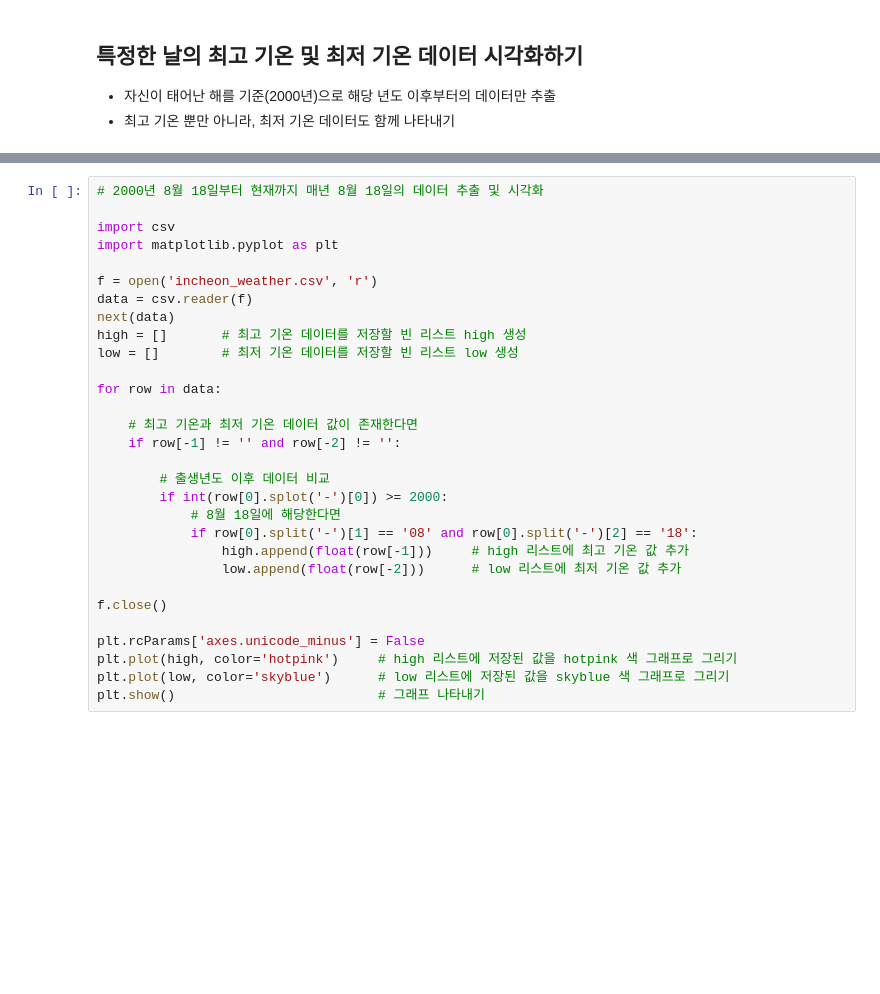
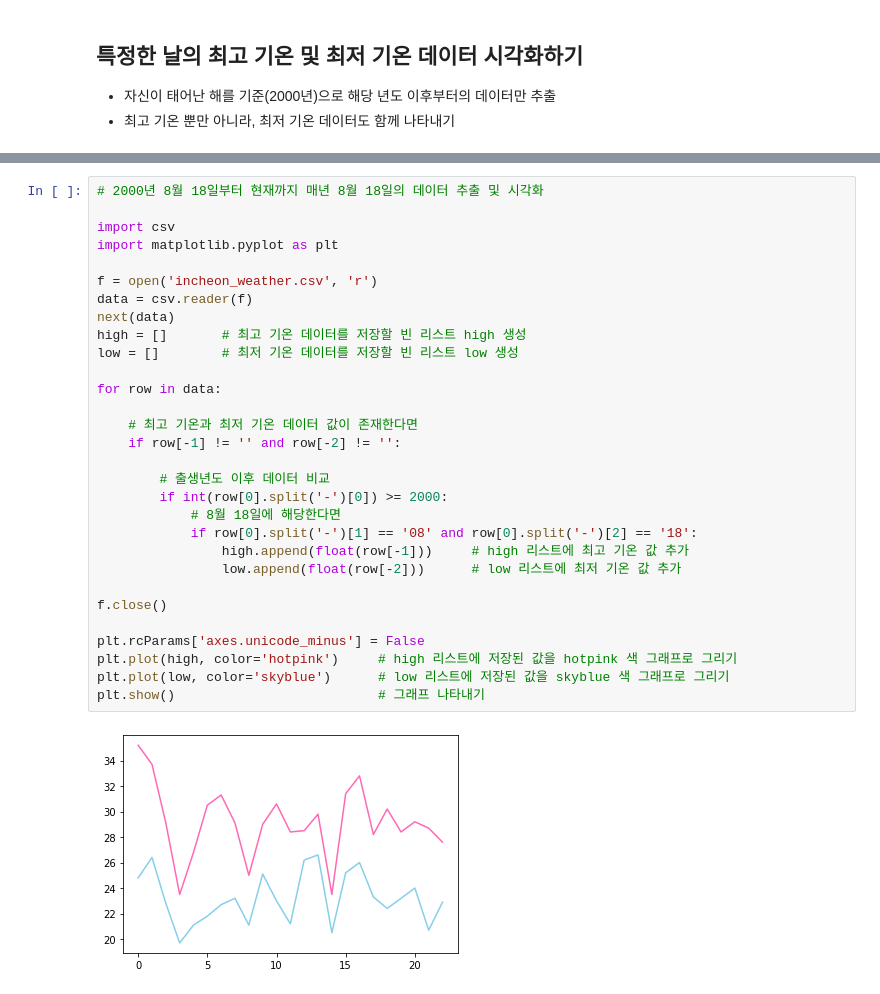
Before and after one commit to Hyeeein/TIL, a Jupyter notebook: Intelligence Information System/04_데이터 시각화 기초.ipynb, the cells around one changed output, grey strips where cells are left out. Saved outputs shown, nothing was run; the diff lists cells and outputs as text; blank space fills up the shorter version.

```diff
--- a/Intelligence Information System/04_데이터 시각화 기초.ipynb
+++ b/Intelligence Information System/04_데이터 시각화 기초.ipynb
@@ -186,30 +186,32 @@ plt.rcParams['axes.unicode_minus'] = False 코드 추가하기
 # %%
 # 2000년 8월 18일부터 현재까지 매년 8월 18일의 데이터 추출 및 시각화
 
 import csv
 import matplotlib.pyplot as plt
 
 f = open('incheon_weather.csv', 'r')
 data = csv.reader(f)
 next(data)
 high = []       # 최고 기온 데이터를 저장할 빈 리스트 high 생성
 low = []        # 최저 기온 데이터를 저장할 빈 리스트 low 생성
 
 for row in data:
 
     # 최고 기온과 최저 기온 데이터 값이 존재한다면
     if row[-1] != '' and row[-2] != '':
 
         # 출생년도 이후 데이터 비교
-        if int(row[0].splot('-')[0]) >= 2000:
+        if int(row[0].split('-')[0]) >= 2000:
             # 8월 18일에 해당한다면
             if row[0].split('-')[1] == '08' and row[0].split('-')[2] == '18':
                 high.append(float(row[-1]))     # high 리스트에 최고 기온 값 추가
                 low.append(float(row[-2]))      # low 리스트에 최저 기온 값 추가
 
 f.close()
 
 plt.rcParams['axes.unicode_minus'] = False
 plt.plot(high, color='hotpink')     # high 리스트에 저장된 값을 hotpink 색 그래프로 그리기
 plt.plot(low, color='skyblue')      # low 리스트에 저장된 값을 skyblue 색 그래프로 그리기
 plt.show()                          # 그래프 나타내기
+# %% [output]
+[figure, added]
```
Also changed, not shown: parts of 6 cells of this notebook, 2 other files.
